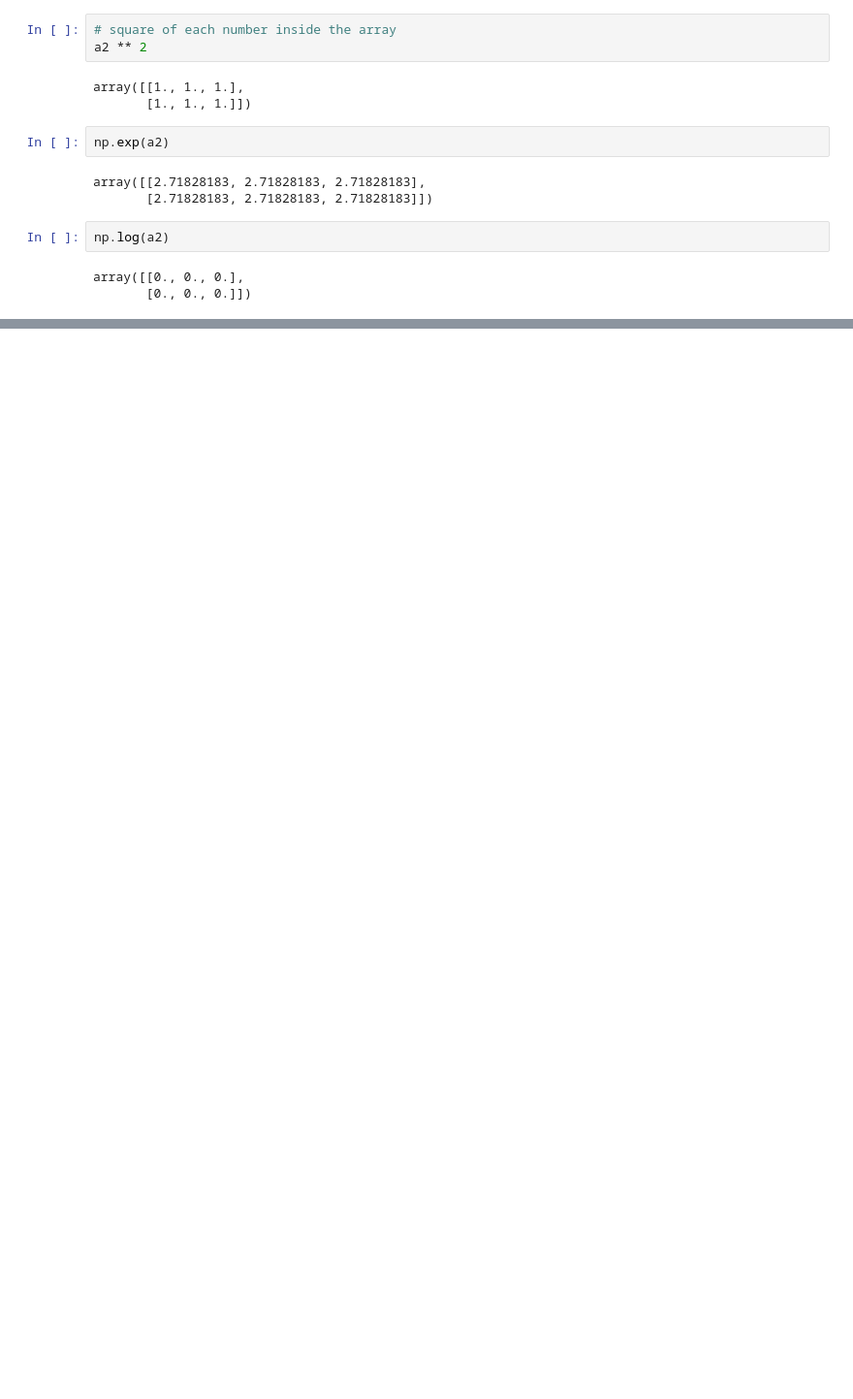
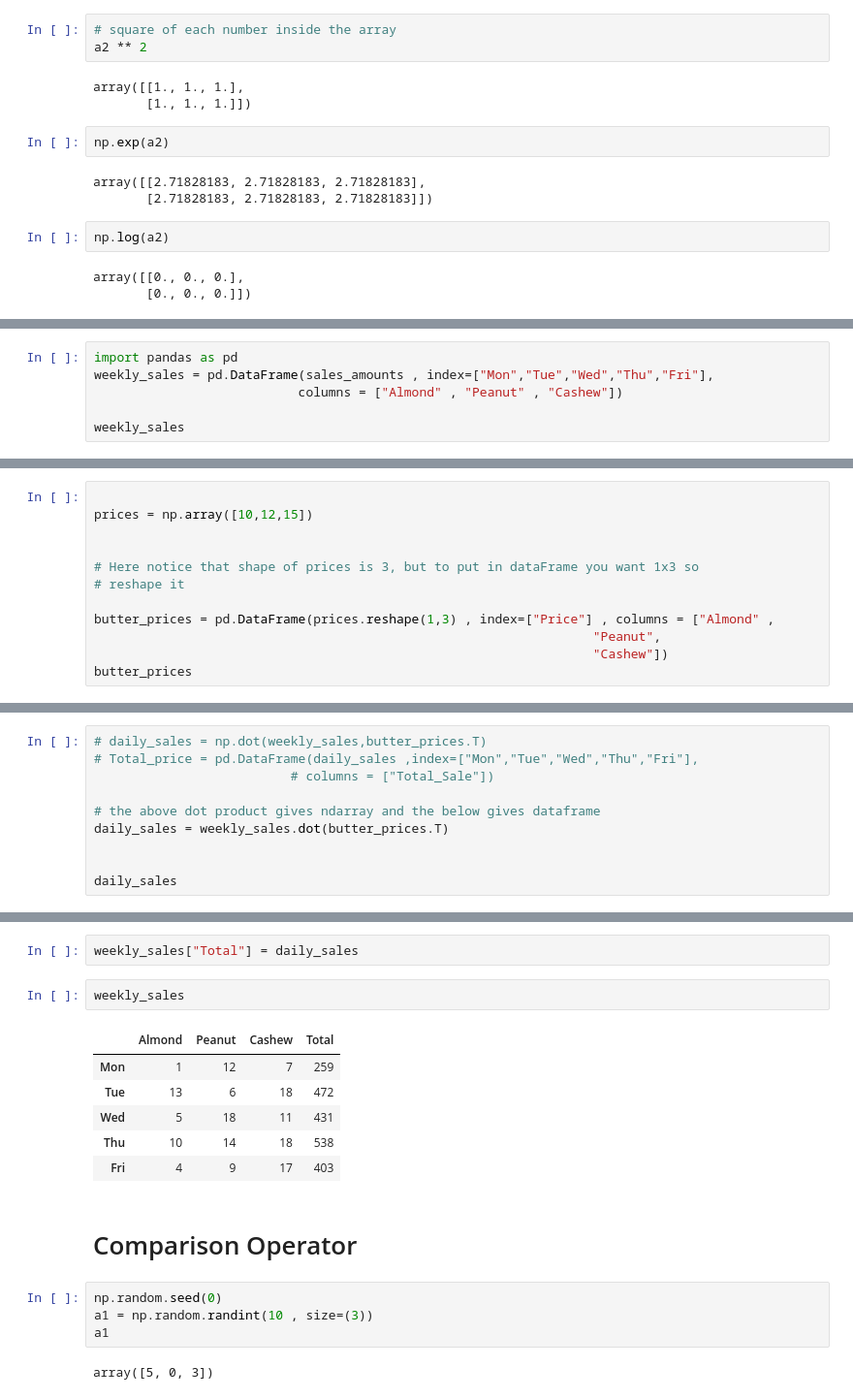
Before and after one commit to amankr2301/jules-test-repo, a Jupyter notebook: numpy-final.ipynb, the cells around one changed output, grey strips where cells are left out. Shown at 97% size. Cells and saved outputs as stored; diff of their text form; blank space fills up the shorter version.

```diff
--- a/numpy-final.ipynb
+++ b/numpy-final.ipynb
@@ -241,0 +414,6 @@ array([[0., 0., 0.],
+# %%
+import pandas as pd
+weekly_sales = pd.DataFrame(sales_amounts , index=["Mon","Tue","Wed","Thu","Fri"],
+                           columns = ["Almond" , "Peanut" , "Cashew"])
+
+weekly_sales
@@ -241,0 +429,12 @@ array([[0., 0., 0.],
+# %%
+
+prices = np.array([10,12,15])
+
+
+# Here notice that shape of prices is 3, but to put in dataFrame you want 1x3 so
+# reshape it
+
+butter_prices = pd.DataFrame(prices.reshape(1,3) , index=["Price"] , columns = ["Almond" ,
+                                                                  "Peanut",
+                                                                  "Cashew"])
+butter_prices
@@ -241,0 +449,10 @@ array([[0., 0., 0.],
+# %%
+# daily_sales = np.dot(weekly_sales,butter_prices.T)
+# Total_price = pd.DataFrame(daily_sales ,index=["Mon","Tue","Wed","Thu","Fri"],
+                          # columns = ["Total_Sale"])
+
+# the above dot product gives ndarray and the below gives dataframe
+daily_sales = weekly_sales.dot(butter_prices.T)
+
+
+daily_sales
@@ -241,0 +466,19 @@ array([[0., 0., 0.],
+# %%
+weekly_sales["Total"] = daily_sales
+# %%
+weekly_sales
+# %% [output]
+|  | Almond | Peanut | Cashew | Total |
+| Mon | 1 | 12 | 7 | 259 |
+| Tue | 13 | 6 | 18 | 472 |
+| Wed | 5 | 18 | 11 | 431 |
+| Thu | 10 | 14 | 18 | 538 |
+| Fri | 4 | 9 | 17 | 403 |
+# %% [markdown]
+# Comparison Operator
+# %%
+np.random.seed(0)
+a1 = np.random.randint(10 , size=(3))
+a1
+# %% [output]
+array([5, 0, 3])
```
Also changed, not shown: parts of 36 cells of this notebook.
